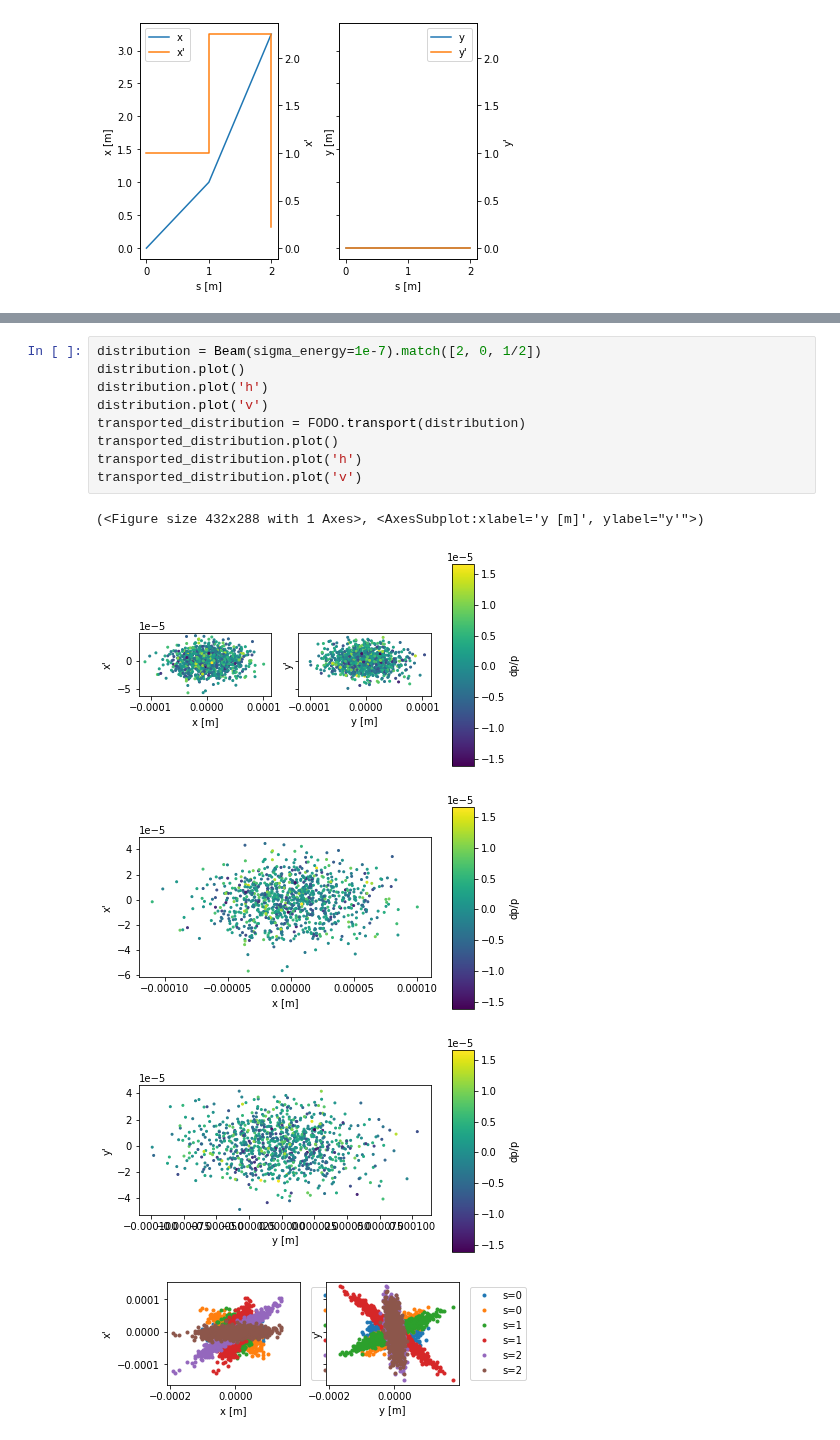
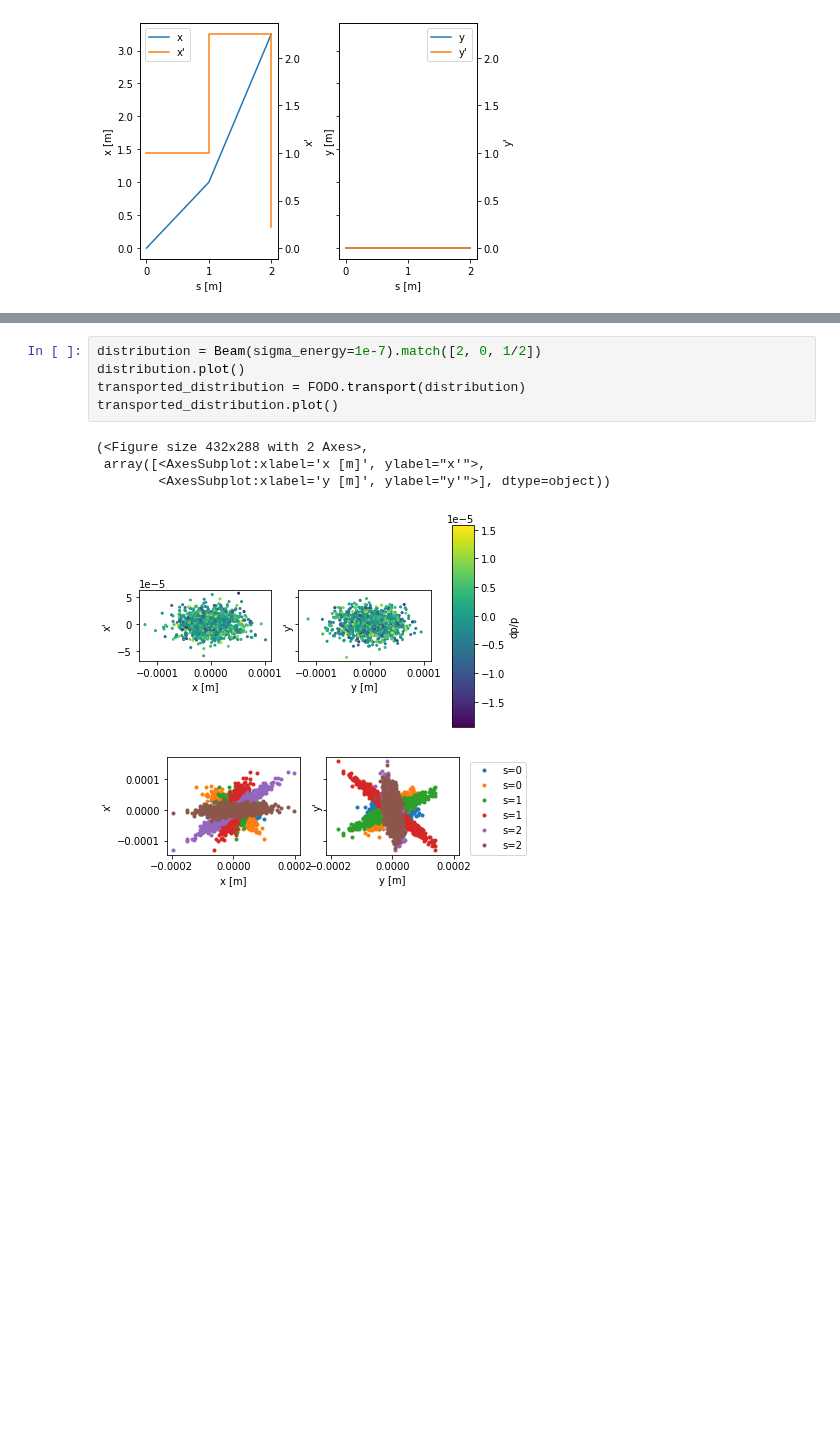
Before and after one commit to loiccoyle/pyaccelerator, a Jupyter notebook: noteboooks/plotting.ipynb, the cells around one changed output, grey strips where cells are left out. Saved outputs shown, nothing was run; the diff lists cells and outputs as text; blank space fills up the shorter version.

```diff
--- a/noteboooks/plotting.ipynb
+++ b/noteboooks/plotting.ipynb
@@ -70,15 +59,11 @@ transported_ellipse.plot(plane='v', style='s')
 # %%
 distribution = Beam(sigma_energy=1e-7).match([2, 0, 1/2])
 distribution.plot()
-distribution.plot('h')
-distribution.plot('v')
 transported_distribution = FODO.transport(distribution)
 transported_distribution.plot()
-transported_distribution.plot('h')
-transported_distribution.plot('v')
 # %% [output]
-(<Figure size 432x288 with 1 Axes>, <AxesSubplot:xlabel='y [m]', ylabel="y'">)
+(<Figure size 432x288 with 2 Axes>,
+ array([<AxesSubplot:xlabel='x [m]', ylabel="x'">,
+        <AxesSubplot:xlabel='y [m]', ylabel="y'">], dtype=object))
-[figure, old version]
+[figure, new version]
-[figure, old version]
+[figure, new version]
-[figure, removed]
-[figure, removed]
```
Also changed, not shown: parts of 3 cells of this notebook.
